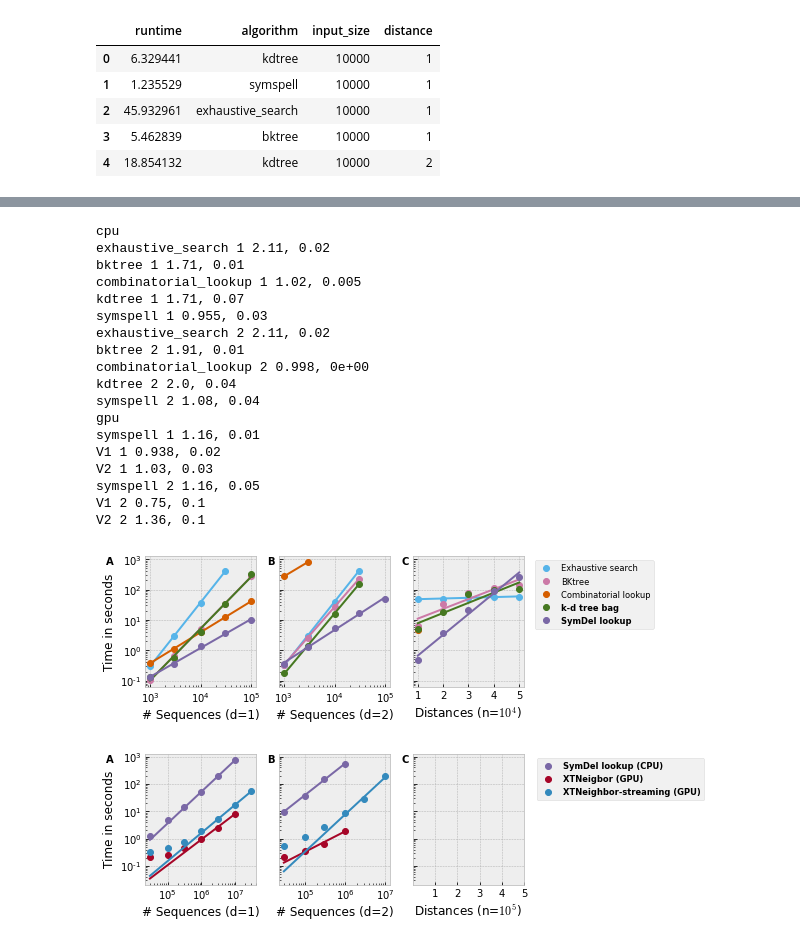
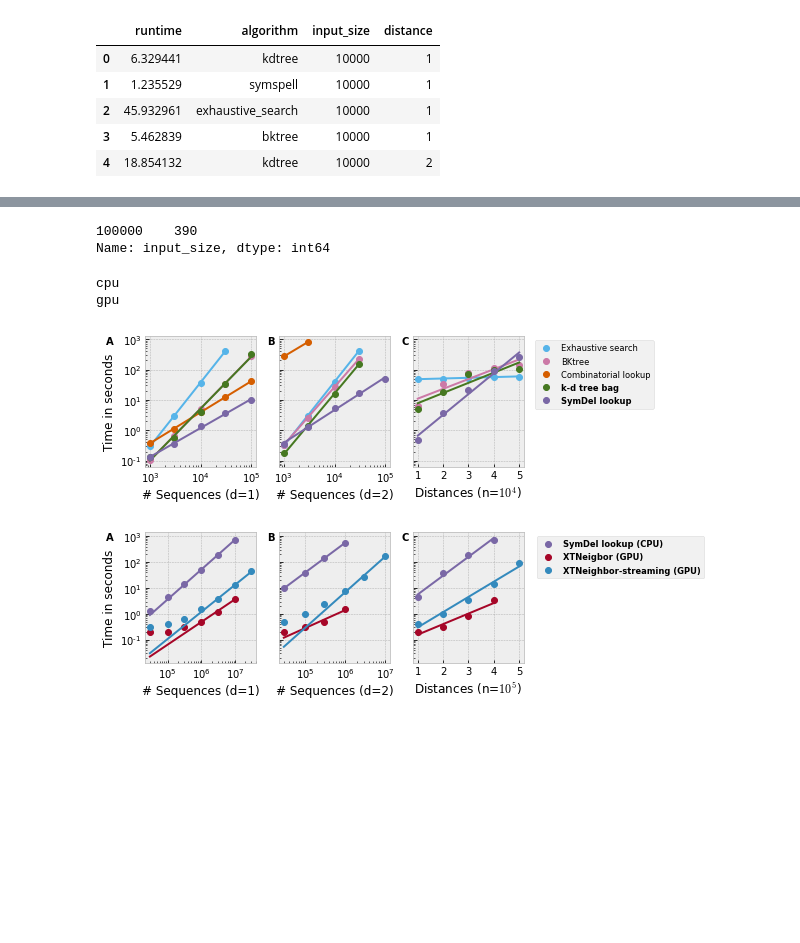
Before and after one commit to heartnetkung/XT-neighbor, a Jupyter notebook: pub/scaling_plots.ipynb, the cells around one changed output, grey strips where cells are left out. Drawn from its saved outputs; the diff is of its cells as text; code cells hidden in the pictures; blank space fills up the shorter version.

Commit message:
update graph drawing code

```diff
--- a/pub/scaling_plots.ipynb
+++ b/pub/scaling_plots.ipynb
@@ -50,3 +50,6 @@ cpu_dist.head()
 | 2 | 45.932961 | exhaustive_search | 10000 | 1 |
 | 3 | 5.462839 | bktree | 10000 | 1 |
 | 4 | 18.854132 | kdtree | 10000 | 2 |
+# %%
+gpu_dist = pd.read_csv('../data/gpu_dist_benchmark.csv', index_col=0)
+gpu_dist.head()
@@ -53,12 +63,17 @@ cpu_dist.head()
+# %%
+gpu_dist['input_size'].value_counts()
+# %% [output]
+100000    390
+Name: input_size, dtype: int64
 # %%
-algorithm_labels = {
+algorithm_labels_cpu = {
                     'kdtree' : 'k-d tree bag',
                     'symspell' : 'SymDel lookup',
                     'combinatorial_lookup': 'Combinatorial lookup',
                     'exhaustive_search': 'Exhaustive search',
                     'bktree' : 'BKtree'
                    }
-algorithm_labels2 = {
+algorithm_labels_gpu = {
                     'symspell' : 'SymDel lookup (CPU)',
                     'V1' : 'XTNeigbor (GPU)',
                     'V2' : 'XTNeighbor-streaming (GPU)'
@@ -66,78 +81,64 @@ algorithm_labels2 = {
 algorithms_cpu = ['exhaustive_search', 'bktree', 'combinatorial_lookup', 'kdtree', 'symspell']
 algorithms_gpu = ['symspell', 'V1', 'V2']
 # %%
-for name, df, algorithms, df2 in [('cpu', cpu, algorithms_cpu, cpu_dist), ('gpu', gpu, algorithms_gpu, None)]:
+configs =[
+    ('cpu', cpu, algorithms_cpu, cpu_dist, algorithm_labels_cpu, 'Distances (n=$10^4$)'),
+    ('gpu', gpu, algorithms_gpu, gpu_dist, algorithm_labels_gpu, 'Distances (n=$10^5$)')
+]
+
+for name, df, algorithms, df2, labels, x_label in configs:
     print(name)
     fig, axes = plt.subplots(figsize=(6.8, 2.4), ncols=3, sharey=True, sharex=False)
+
+    # draw left and middle graphs
     for d in [1, 2]:
         for index, algorithm in enumerate(algorithms):
             data = df[(df['distance']==d) & (df['algorithm']==algorithm)]
             mean = data.groupby('input_size').mean(numeric_only=True)
             x, y = mean.index, mean['runtime']
             if name == 'cpu':
                 slope, intercept, r, p, se = scipy.stats.linregress(np.log(x), np.log(y))
-                print(algorithm, d, f'{slope:.3}, {se:.1}')
                 l, = axes[d-1].plot(x, y, 'o',
-                        label=algorithm_labels[algorithm],#+'\n' + r'$\alpha =$'+f'{slope:.3}',
-                        color=f'C{6-index}')
-            if name == 'gpu':
+                        label=labels[algorithm],color=f'C{6-index}')
+            elif name == 'gpu':
                 slope, intercept, r, p, se = scipy.stats.linregress(np.log(x[-3:]), np.log(y[-3:]))
-                print(algorithm, d, f'{slope:.3}, {se:.1}')
-                l, = axes[d-1].plot(x, y, 'o', label=algorithm_labels2[algorithm],#+'\n' + r'$\alpha =$'+f'{slope:.3}',
-                                    color=f'C{2-index}')
+                l, = axes[d-1].plot(x, y, 'o', label=labels[algorithm], color=f'C{2-index}')
             axes[d-1].plot(x, np.exp(slope*np.log(x)+intercept), '-', color=l.get_color())
             axes[d-1].set_xlabel('# Sequences (d='+str(d)+')')
         axes[d-1].set_yscale('log')
         axes[d-1].set_xscale('log')
 
-    if name == 'cpu':
-        for index, algorithm in enumerate(algorithms):
-            data2 = df2[df2['algorithm']==algorithm]
-            mean2 = data2.groupby('distance').mean(numeric_only=True)
-            x2, y2 = mean2.index, mean2['runtime']
-            if algorithm != 'combinatorial_lookup':
-                slope2, intercept2, r2, p, se = scipy.stats.linregress(x2, np.log(y2))
+    # draw right graph
+    for index, algorithm in enumerate(algorithms):
+        data2 = df2[df2['algorithm']==algorithm]
+        mean2 = data2.groupby('distance').mean(numeric_only=True)
+        x2, y2 = mean2.index, mean2['runtime']
+        if algorithm != 'combinatorial_lookup' and name == 'cpu':
+            slope2, intercept2, r2, p, se = scipy.stats.linregress(x2, np.log(y2))
             l, = axes[2].plot(x2, y2, 'o',
-                    label=algorithm_labels[algorithm],#+'\n' + r2'$\alpha =$'+f'{slope2:.3}',
-                    color=f'C{6-index}')
+                    label=labels[algorithm], color=f'C{6-index}')
+            axes[2].plot(x2, np.exp(slope2*x2+intercept2), '-', color=l.get_color())
+        elif name == 'gpu':
+            slope2, intercept2, r2, p, se = scipy.stats.linregress(x2, np.log(y2))
+            l, = axes[2].plot(x2, y2, 'o',
+                    label=labels[algorithm], color=f'C{2-index}')
             axes[2].plot(x2, np.exp(slope2*x2+intercept2), '-', color=l.get_color())
 
-    # draw d=1-5 graph
-
+    axes[2].set_xlabel(x_label)
     axes[2].set_xticks([1,2,3,4,5])
-    # axes[2].set_xlim([1,5])
-    axes[2].set_xlabel('Distances (n=$10^'+(str(5) if name=='gpu' else str(4))+'$)')
-
     axes[0].set_ylabel('Time in seconds')
     legend = axes[-2].legend(bbox_to_anchor=(3.4 if name=="cpu" else 3.85, 1), fontsize='small')
-    legend_texts = legend.get_texts()
     for i in range(1, 4 if name=='gpu' else 3):
-        legend_texts[-i].set_weight('bold')
+        legend.get_texts()[-i].set_weight('bold')
     axes[0].text(-0.35, 1.0, 'A', transform=axes[0].transAxes, fontweight="bold", va="top")
     axes[1].text(-0.1, 1.0, 'B', transform=axes[1].transAxes, fontweight="bold", va="top")
     axes[2].text(-0.1, 1.0, 'C', transform=axes[2].transAxes, fontweight="bold", va="top")
 
 
     fig.savefig(f'{name}_benchmark2.pdf',bbox_inches='tight')
     # fig.savefig(f'{name}_benchmark.svg')
 # %% [output]
 cpu
-exhaustive_search 1 2.11, 0.02
-bktree 1 1.71, 0.01
-combinatorial_lookup 1 1.02, 0.005
-kdtree 1 1.71, 0.07
-symspell 1 0.955, 0.03
-exhaustive_search 2 2.11, 0.02
-bktree 2 1.91, 0.01
-combinatorial_lookup 2 0.998, 0e+00
-kdtree 2 2.0, 0.04
-symspell 2 1.08, 0.04
 gpu
-symspell 1 1.16, 0.01
-V1 1 0.938, 0.02
-V2 1 1.03, 0.03
-symspell 2 1.16, 0.05
-V1 2 0.75, 0.1
-V2 2 1.36, 0.1
 [figure]
-[figure, old version]
+[figure, new version]
```
Also changed, not shown: parts of 3 cells of this notebook.
